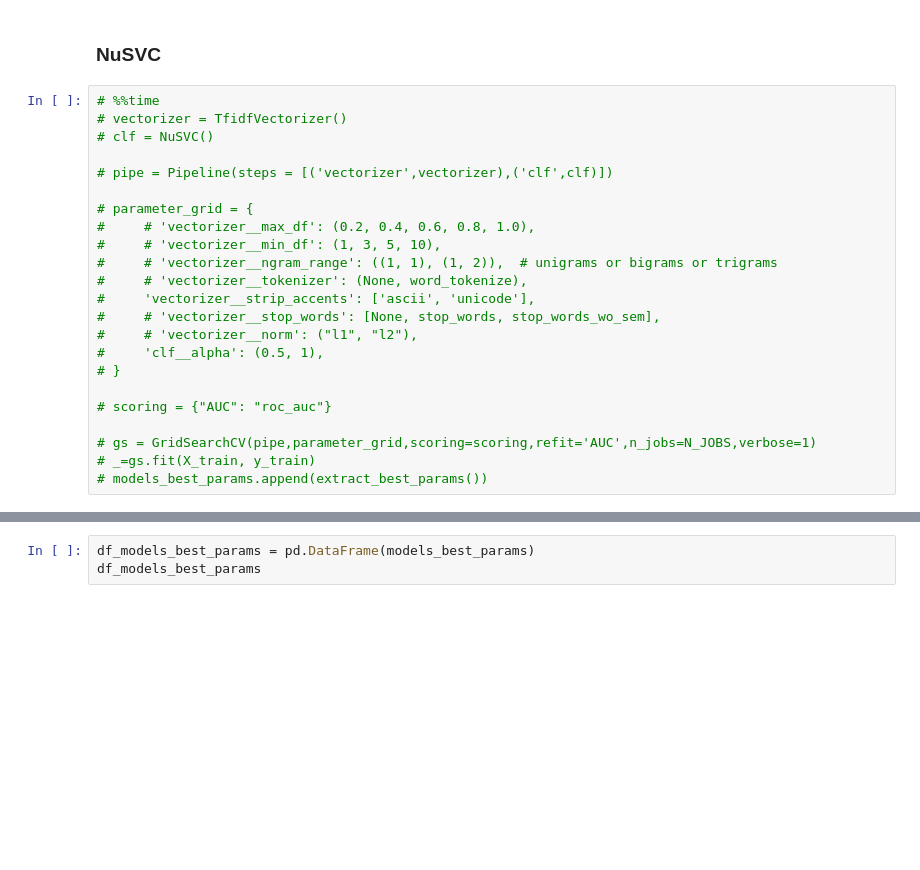
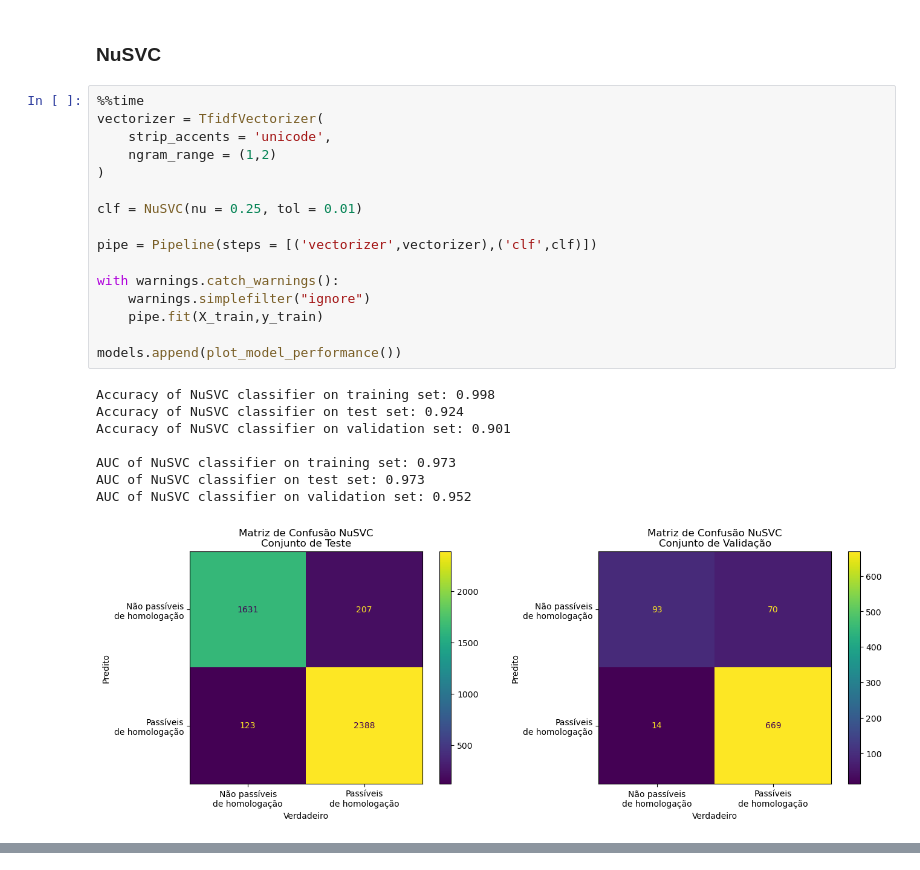
Before and after one commit to InovaFiscaliza/dados-pacp, a Jupyter notebook: notebooks/33_gs_model_selection_top_classifier_final_evaluation.ipynb, the cells around one changed output, grey strips where cells are left out. Cells and saved outputs as stored; diff of their text form; blank space fills up the shorter version.

```diff
--- a/notebooks/33_gs_model_selection_top_classifier_final_evaluation.ipynb
+++ b/notebooks/33_gs_model_selection_top_classifier_final_evaluation.ipynb
@@ -278,25 +320,27 @@ Wall time: 1min 2s
 # %% [markdown]
 ### NuSVC
 # %%
-# %%time
-# vectorizer = TfidfVectorizer()
-# clf = NuSVC()
+%%time
+vectorizer = TfidfVectorizer(
+    strip_accents = 'unicode',
+    ngram_range = (1,2)
+)
 
-# pipe = Pipeline(steps = [('vectorizer',vectorizer),('clf',clf)])
+clf = NuSVC(nu = 0.25, tol = 0.01)
 
-# parameter_grid = {
-#     # 'vectorizer__max_df': (0.2, 0.4, 0.6, 0.8, 1.0),
-#     # 'vectorizer__min_df': (1, 3, 5, 10),
-#     # 'vectorizer__ngram_range': ((1, 1), (1, 2)),  # unigrams or bigrams or trigrams
-#     # 'vectorizer__tokenizer': (None, word_tokenize),
-#     'vectorizer__strip_accents': ['ascii', 'unicode'],
-#     # 'vectorizer__stop_words': [None, stop_words, stop_words_wo_sem],
-#     # 'vectorizer__norm': ("l1", "l2"),
-#     'clf__alpha': (0.5, 1),
-# }
+pipe = Pipeline(steps = [('vectorizer',vectorizer),('clf',clf)])
 
-# scoring = {"AUC": "roc_auc"}
+with warnings.catch_warnings():
+    warnings.simplefilter("ignore")
+    pipe.fit(X_train,y_train)
 
-# gs = GridSearchCV(pipe,parameter_grid,scoring=scoring,refit='AUC',n_jobs=N_JOBS,verbose=1)
-# _=gs.fit(X_train, y_train)
-# models_best_params.append(extract_best_params())
+models.append(plot_model_performance())
+# %% [output]
+Accuracy of NuSVC classifier on training set: 0.998
+Accuracy of NuSVC classifier on test set: 0.924
+Accuracy of NuSVC classifier on validation set: 0.901
+
+AUC of NuSVC classifier on training set: 0.973
+AUC of NuSVC classifier on test set: 0.973
+AUC of NuSVC classifier on validation set: 0.952
+[figure, added]
@@ -303,3 +348,0 @@ Wall time: 1min 2s
-# %%
-df_models_best_params = pd.DataFrame(models_best_params)
-df_models_best_params
```
Also changed, not shown: parts of 18 cells of this notebook.
